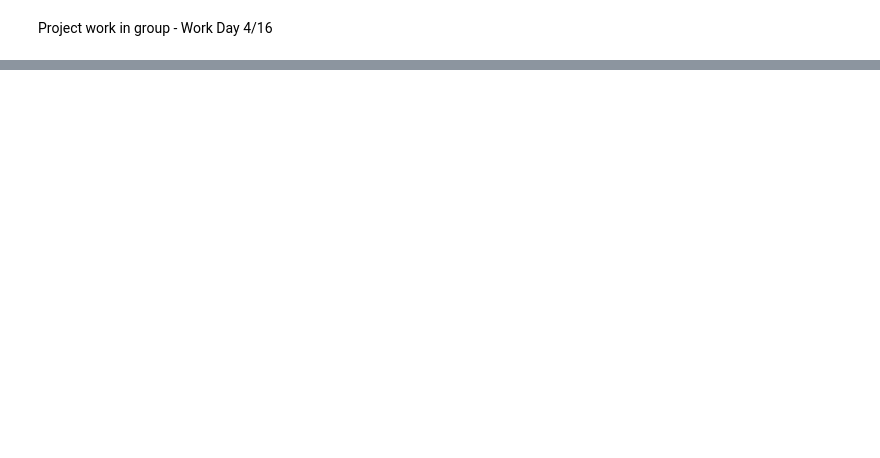
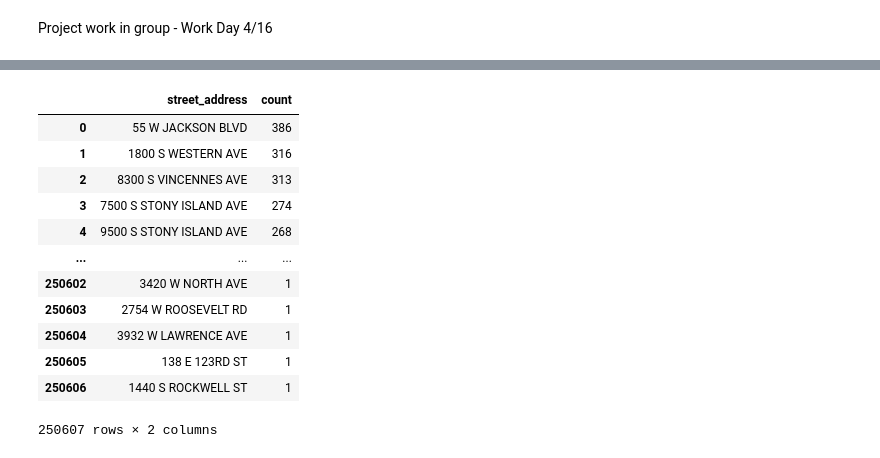
Before and after one commit to alyssaassmith/caniaccombo-potholes, a Jupyter notebook: notebooks/Taylor_W_Group1.ipynb, the cells around one changed output, grey strips where cells are left out. Saved outputs shown, nothing was run; the diff lists cells and outputs as text; code cells hidden in the pictures; blank space fills up the shorter version.

```diff
--- a/notebooks/Taylor_W_Group1.ipynb
+++ b/notebooks/Taylor_W_Group1.ipynb
@@ -160,0 +277,16 @@ Project work in group - Work Day 4/16
+# %%
+pothole['street_address'].value_counts().reset_index()
+# %% [output]
+|  | street_address | count |
+| 0 | 55 W JACKSON BLVD | 386 |
+| 1 | 1800 S WESTERN AVE | 316 |
+| 2 | 8300 S VINCENNES AVE | 313 |
+| 3 | 7500 S STONY ISLAND AVE | 274 |
+| 4 | 9500 S STONY ISLAND AVE | 268 |
+| ... | ... | ... |
+| 250602 | 3420 W NORTH AVE | 1 |
+| 250603 | 2754 W ROOSEVELT RD | 1 |
+| 250604 | 3932 W LAWRENCE AVE | 1 |
+| 250605 | 138 E 123RD ST | 1 |
+| 250606 | 1440 S ROCKWELL ST | 1 |
+250607 rows × 2 columns
```
Also changed, not shown: parts of 35 cells of this notebook.
